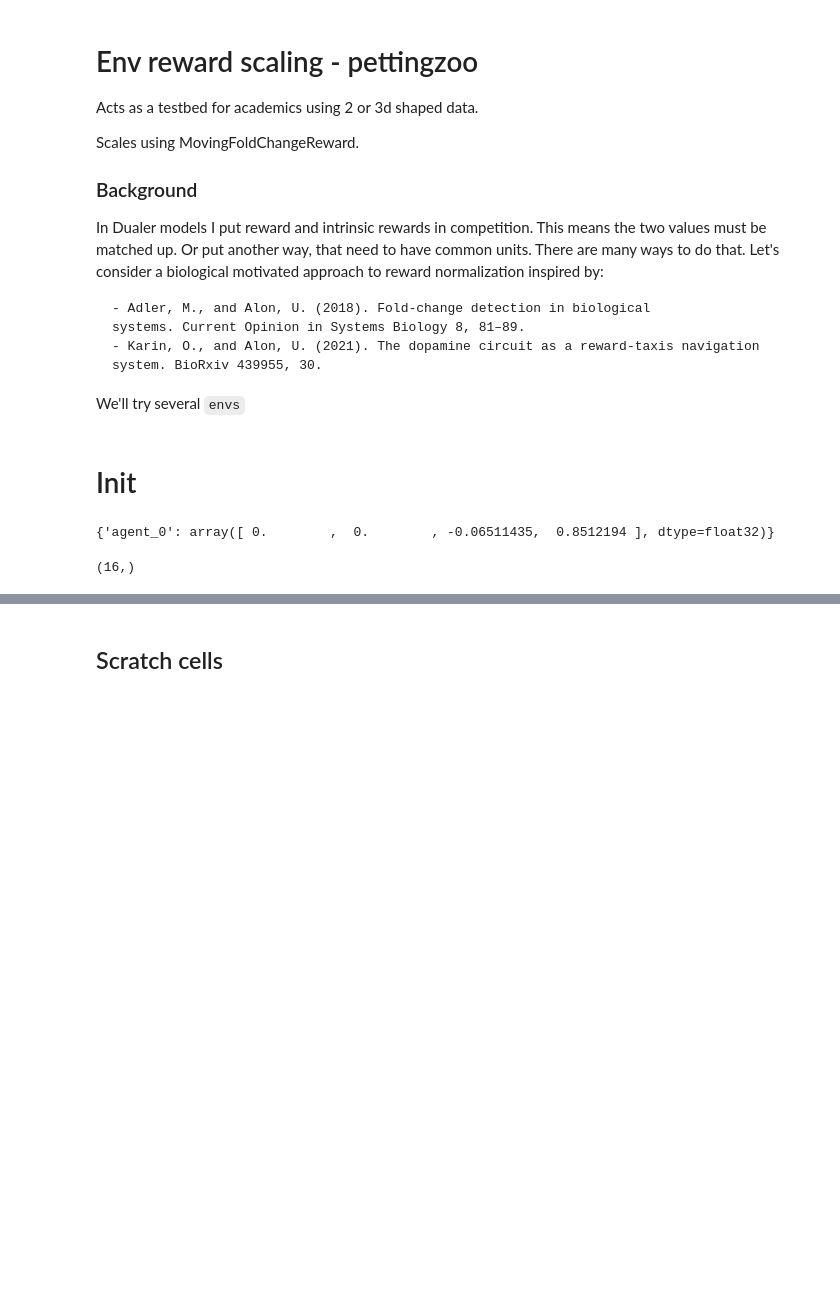
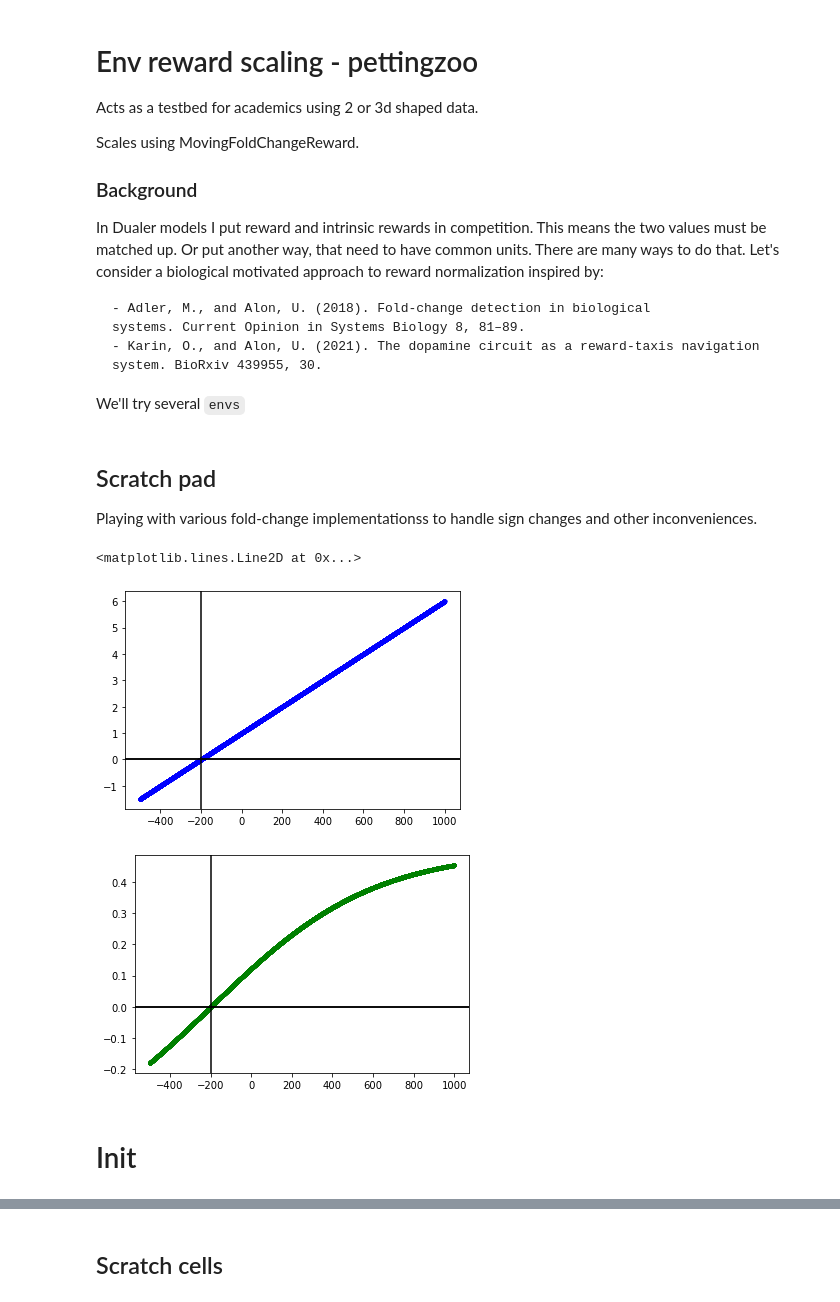
Before and after one commit to parenthetical-e/maddpg-pytorch, a Jupyter notebook: notebooks/zoo-scaling.ipynb, the cells around one changed output, grey strips where cells are left out. Drawn from its saved outputs; the diff is of its cells as text; code cells hidden in the pictures; blank space fills up the shorter version.

```diff
--- a/notebooks/zoo-scaling.ipynb
+++ b/notebooks/zoo-scaling.ipynb
@@ -35,6 +34,48 @@ from infoduel_maddpg.utils.academic_wrappers import StatePrediction
 # %%
 import matplotlib.pyplot as plt
 %matplotlib inline
+# %% [markdown]
+## Scratch pad
+Playing with various fold-change implementationss to handle sign changes and other inconveniences.
+# %%
+import numpy as np
+
+x = np.linspace(-500, 1000, 10000)
+ref = -200
+
+def fold_change1(x, ref):
+    delta = x - ref
+    fold = delta / ref
+    signs = np.sign(ref)
+    fold = fold * signs
+    return fold
+
+def fold_change2(x, ref):
+    delta = x - ref
+    signs = np.sign(delta)
+    fold = np.abs(delta) / np.abs(ref)
+    fold = np.log10(fold)
+    return fold #* signs
+
+def sigmoid(x):
+    return 1 / (1 + np.exp(-x*.5))
+
+# print(x, fold_change(x, ref))
+plt.figure()
+plt.plot(x, fold_change1(x, ref), '.', color="blue")
+plt.axhline(0, color='k')
+plt.axhline(0, color='k')
+plt.axvline(ref, color='k')
+
+plt.figure()
+plt.plot(x, sigmoid(fold_change1(x, ref)) - 0.5, '.', color="green")
+plt.axhline(0, color='k')
+plt.axhline(0, color='k')
+plt.axvline(ref, color='k')
+# %% [output]
+<matplotlib.lines.Line2D at 0x...>
+[figure, added]
+[figure, added]
 # %% [markdown]
 # Init
 # %%
@@ -51,10 +89,0 @@ do_clip = True
-# %%
-Env = getattr(mpe, env_name)
-env = Env.parallel_env(max_cycles=max_cycles, continuous_actions=True)
-env.reset()
-# %% [output]
-{'agent_0': array([ 0.        ,  0.        , -0.06511435,  0.8512194 ], dtype=float32)}
-# %%
-env.observation_space(env.possible_agents[0])
-# %% [output]
-(16,)
```
Also changed, not shown: parts of 18 cells of this notebook.
